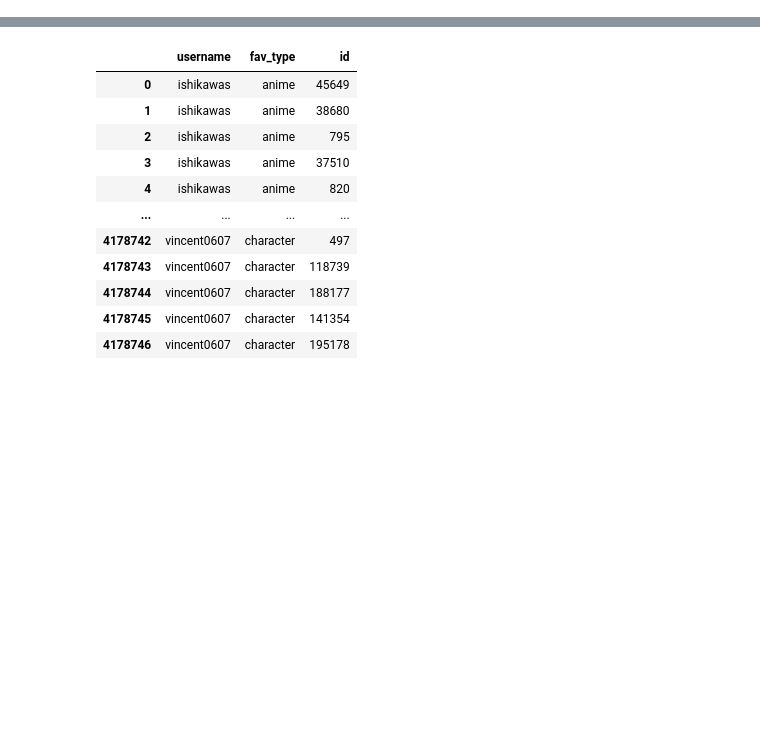
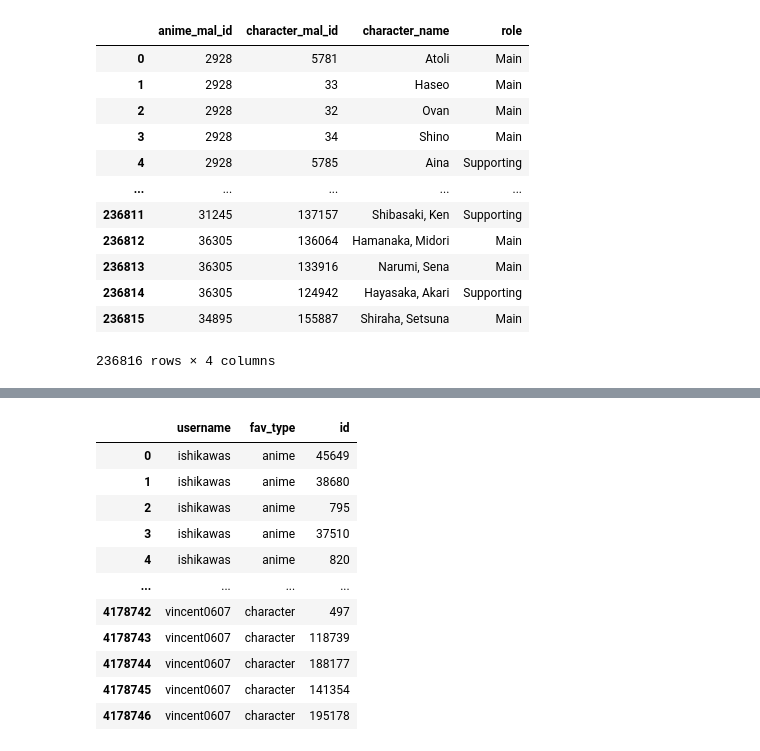
Before and after one commit to bil004/Anime, a Jupyter notebook: solution/cleaning/1_Dataset_Cleaning.ipynb, the cells around one changed output, grey strips where cells are left out. Drawn from its saved outputs; the diff is of its cells as text; code cells hidden in the pictures; blank space fills up the shorter version.

```diff
--- a/solution/cleaning/1_Dataset_Cleaning.ipynb
+++ b/solution/cleaning/1_Dataset_Cleaning.ipynb
@@ -7,7 +12,7 @@ Identifichiamo inoltre il numero di utenti unici e la distribuzione iniziale del
 import pandas as pd
 
 # df = favs.merge(details, how='left', on='mal_id')
-favs = pd.read_csv("../data/favs.csv")
-character_anime_works = pd.read_csv("../data/character_anime_works.csv")
-character_nicknames = pd.read_csv("../data/character_nicknames.csv")
-characters = pd.read_csv("../data/characters.csv")
+favs = pd.read_csv("../../data/favs.csv")
+character_anime_works = pd.read_csv("../../data/character_anime_works.csv")
+character_nicknames = pd.read_csv("../../data/character_nicknames.csv")
+characters = pd.read_csv("../../data/characters.csv")
@@ -13,0 +65,16 @@ characters = pd.read_csv("../data/characters.csv")
+# %%
+character_anime_works
+# %% [output]
+|  | anime_mal_id | character_mal_id | character_name | role |
+| 0 | 2928 | 5781 | Atoli | Main |
+| 1 | 2928 | 33 | Haseo | Main |
+| 2 | 2928 | 32 | Ovan | Main |
+| 3 | 2928 | 34 | Shino | Main |
+| 4 | 2928 | 5785 | Aina | Supporting |
+| ... | ... | ... | ... | ... |
+| 236811 | 31245 | 137157 | Shibasaki, Ken | Supporting |
+| 236812 | 36305 | 136064 | Hamanaka, Midori | Main |
+| 236813 | 36305 | 133916 | Narumi, Sena | Main |
+| 236814 | 36305 | 124942 | Hayasaka, Akari | Supporting |
+| 236815 | 34895 | 155887 | Shiraha, Setsuna | Main |
+236816 rows × 4 columns
```
Also changed, not shown: parts of 27 cells of this notebook, 4 other files.
